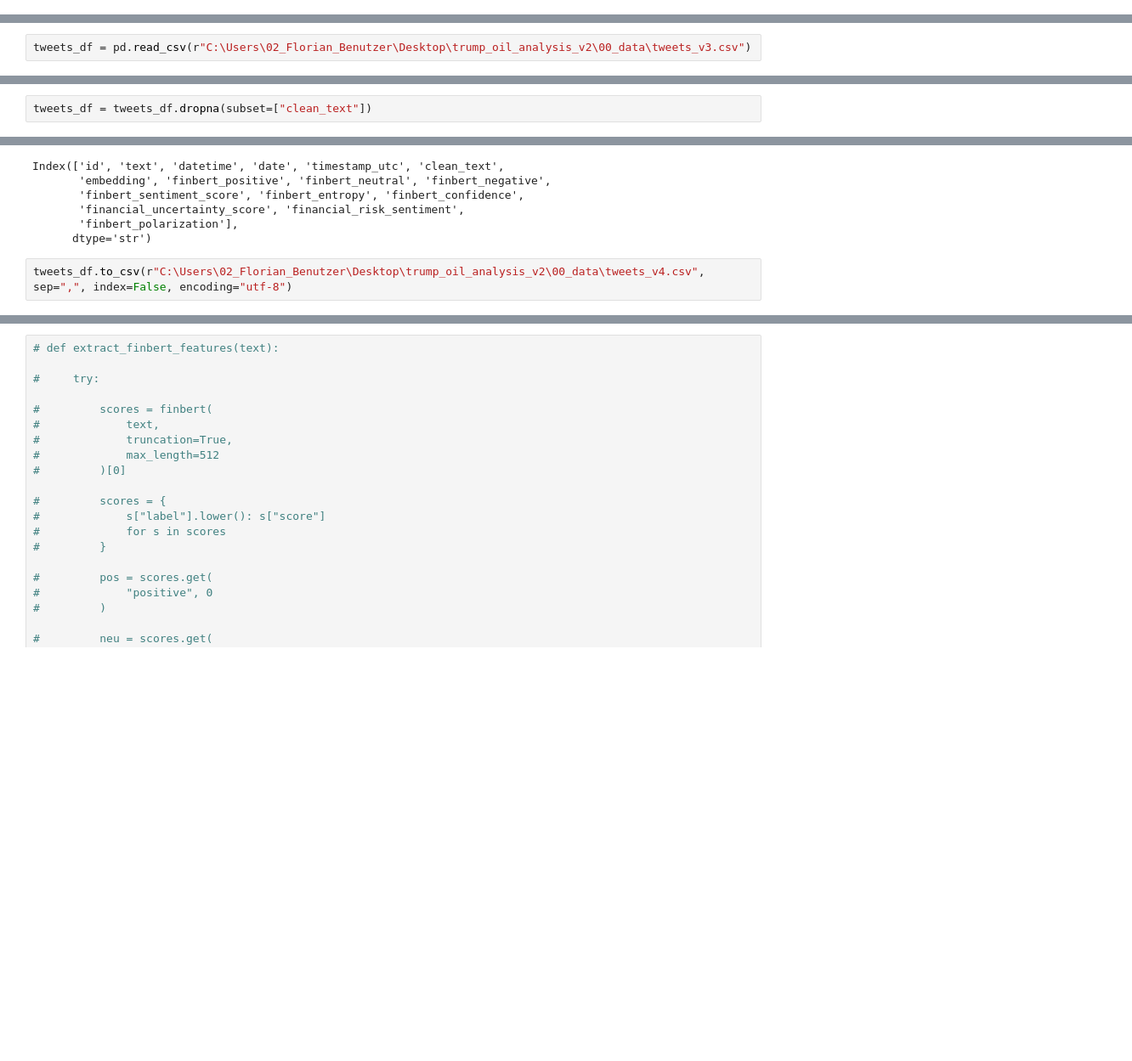
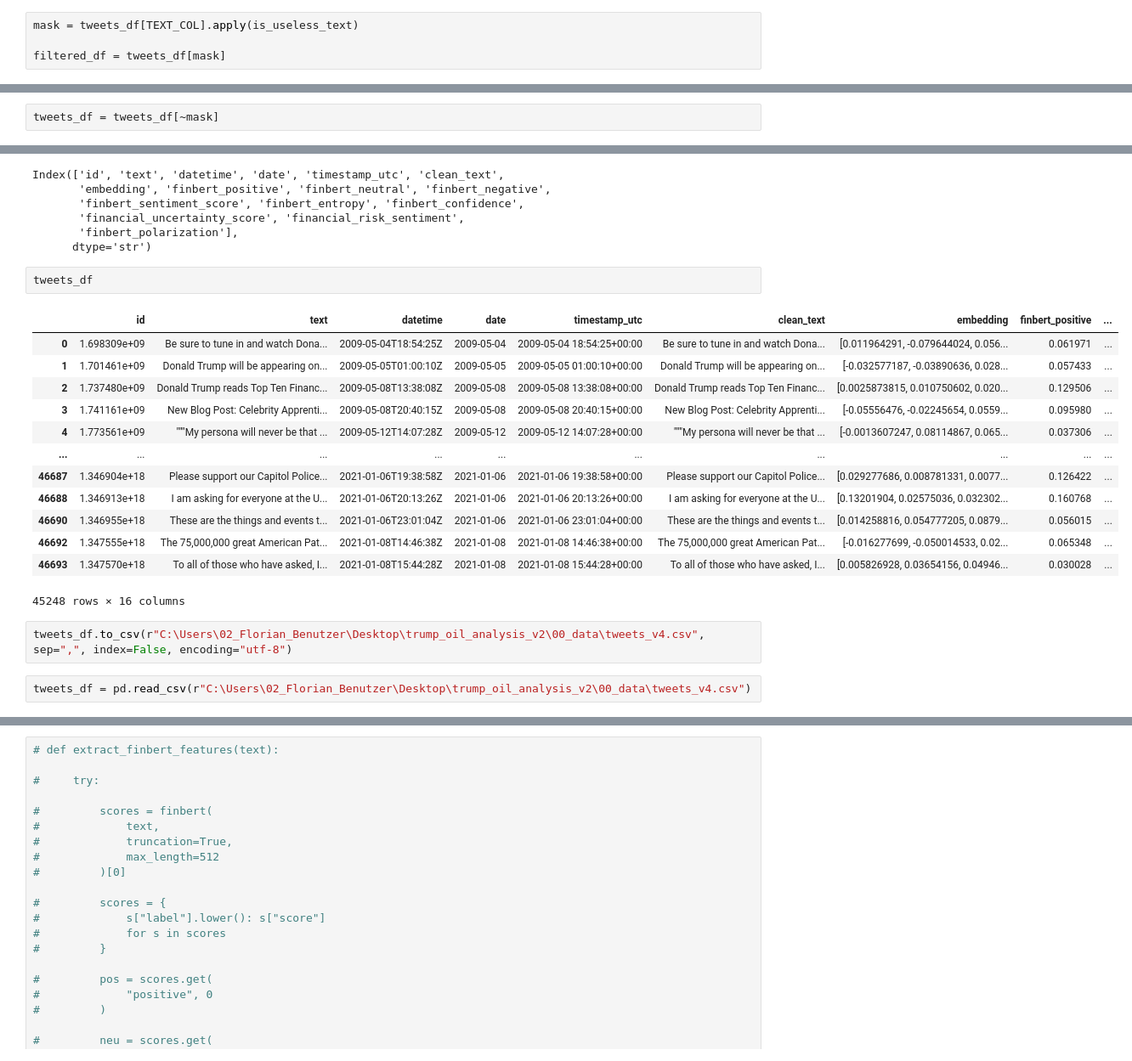
Before and after one commit to fstevener/trump_oil_analysis_v2, a Jupyter notebook: 01_notebooks/1.1_preprocessing_tweets.ipynb, the cells around one changed output, grey strips where cells are left out. Shown at 85% size. Saved outputs shown, nothing was run; the diff lists cells and outputs as text; blank space fills up the shorter version.

```diff
--- a/01_notebooks/1.1_preprocessing_tweets.ipynb
+++ b/01_notebooks/1.1_preprocessing_tweets.ipynb
@@ -265,0 +323,4 @@ dtype: int64
+# %%
+mask = tweets_df[TEXT_COL].apply(is_useless_text)
+
+filtered_df = tweets_df[mask]
@@ -265,0 +343,2 @@ dtype: int64
+# %%
+tweets_df = tweets_df[~mask]
@@ -266,4 +361,2 @@ dtype: int64
 # %%
 tweets_df.to_csv(r"C:\Users\02_Florian_Benutzer\Desktop\trump_oil_analysis_v2\00_data\tweets_v3.csv", sep=",", index=False, encoding="utf-8")
-# %%
-tweets_df = pd.read_csv(r"C:\Users\02_Florian_Benutzer\Desktop\trump_oil_analysis_v2\00_data\tweets_v3.csv")
@@ -284,2 +362,0 @@ tweets_df.shape
-# %%
-tweets_df = tweets_df.dropna(subset=["clean_text"])
@@ -418,5 +479,23 @@ Index(['id', 'text', 'datetime', 'date', 'timestamp_utc', 'clean_text',
        'financial_uncertainty_score', 'financial_risk_sentiment',
        'finbert_polarization'],
       dtype='str')
+# %%
+tweets_df
+# %% [output]
+|  | id | text | datetime | date | timestamp_utc | clean_text | embedding | finbert_positive | ... |
+| 0 | 1.698309e+09 | Be sure to tune in and watch Dona... | 2009-05-04T18:54:25Z | 2009-05-04 | 2009-05-04 18:54:25+00:00 | Be sure to tune in and watch Dona... | [0.011964291, -0.079644024, 0.056... | 0.061971 | ... |
+| 1 | 1.701461e+09 | Donald Trump will be appearing on... | 2009-05-05T01:00:10Z | 2009-05-05 | 2009-05-05 01:00:10+00:00 | Donald Trump will be appearing on... | [-0.032577187, -0.03890636, 0.028... | 0.057433 | ... |
+| 2 | 1.737480e+09 | Donald Trump reads Top Ten Financ... | 2009-05-08T13:38:08Z | 2009-05-08 | 2009-05-08 13:38:08+00:00 | Donald Trump reads Top Ten Financ... | [0.0025873815, 0.010750602, 0.020... | 0.129506 | ... |
+| 3 | 1.741161e+09 | New Blog Post: Celebrity Apprenti... | 2009-05-08T20:40:15Z | 2009-05-08 | 2009-05-08 20:40:15+00:00 | New Blog Post: Celebrity Apprenti... | [-0.05556476, -0.02245654, 0.0559... | 0.095980 | ... |
+| 4 | 1.773561e+09 | """My persona will never be that ... | 2009-05-12T14:07:28Z | 2009-05-12 | 2009-05-12 14:07:28+00:00 | """My persona will never be that ... | [-0.0013607247, 0.08114867, 0.065... | 0.037306 | ... |
+| ... | ... | ... | ... | ... | ... | ... | ... | ... | ... |
+| 46687 | 1.346904e+18 | Please support our Capitol Police... | 2021-01-06T19:38:58Z | 2021-01-06 | 2021-01-06 19:38:58+00:00 | Please support our Capitol Police... | [0.029277686, 0.008781331, 0.0077... | 0.126422 | ... |
+| 46688 | 1.346913e+18 | I am asking for everyone at the U... | 2021-01-06T20:13:26Z | 2021-01-06 | 2021-01-06 20:13:26+00:00 | I am asking for everyone at the U... | [0.13201904, 0.02575036, 0.032302... | 0.160768 | ... |
+| 46690 | 1.346955e+18 | These are the things and events t... | 2021-01-06T23:01:04Z | 2021-01-06 | 2021-01-06 23:01:04+00:00 | These are the things and events t... | [0.014258816, 0.054777205, 0.0879... | 0.056015 | ... |
+| 46692 | 1.347555e+18 | The 75,000,000 great American Pat... | 2021-01-08T14:46:38Z | 2021-01-08 | 2021-01-08 14:46:38+00:00 | The 75,000,000 great American Pat... | [-0.016277699, -0.050014533, 0.02... | 0.065348 | ... |
+| 46693 | 1.347570e+18 | To all of those who have asked, I... | 2021-01-08T15:44:28Z | 2021-01-08 | 2021-01-08 15:44:28+00:00 | To all of those who have asked, I... | [0.005826928, 0.03654156, 0.04946... | 0.030028 | ... |
+45248 rows × 16 columns
 # %%
 tweets_df.to_csv(r"C:\Users\02_Florian_Benutzer\Desktop\trump_oil_analysis_v2\00_data\tweets_v4.csv", sep=",", index=False, encoding="utf-8")
+# %%
+tweets_df = pd.read_csv(r"C:\Users\02_Florian_Benutzer\Desktop\trump_oil_analysis_v2\00_data\tweets_v4.csv")
```
Also changed, not shown: parts of 78 cells of this notebook, 3 other files.
